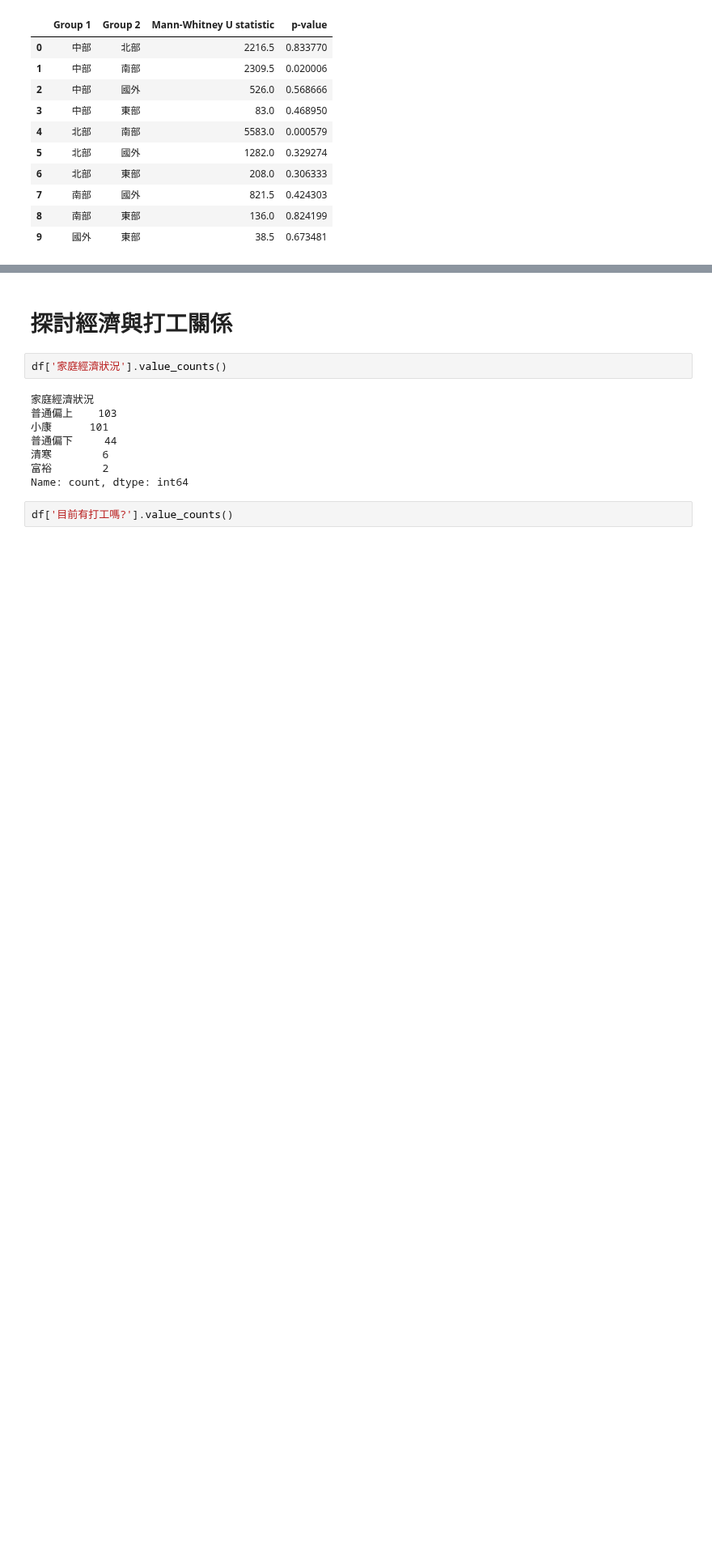
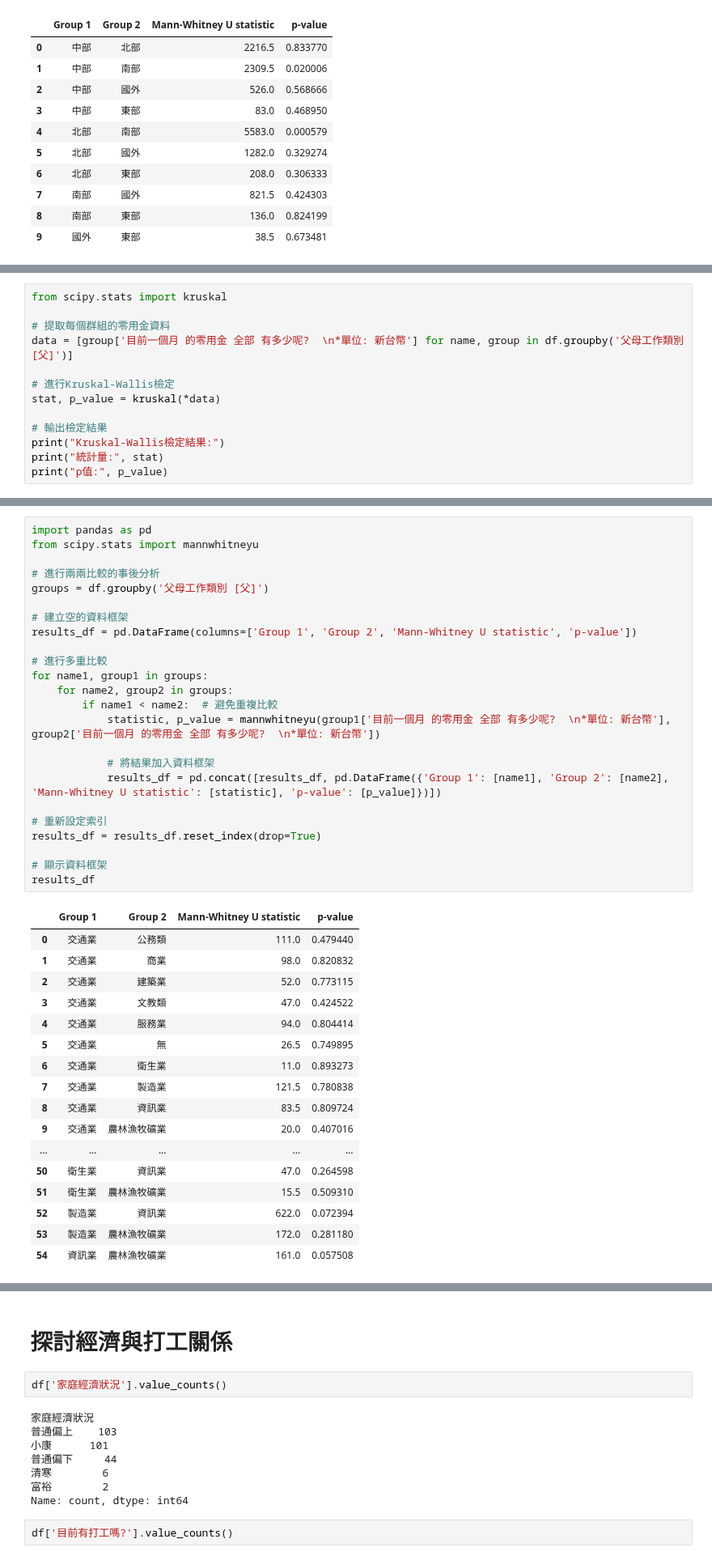
Before and after one commit to whats2000/coding-stuff-I-make-from-learning, a Jupyter notebook: Pythons/statistic/Pocket Money/PockerMoney.ipynb, the cells around one changed output, grey strips where cells are left out. Shown at 81% size. Saved outputs shown, nothing was run; the diff lists cells and outputs as text; blank space fills up the shorter version.

```diff
--- a/Pythons/statistic/Pocket Money/PockerMoney.ipynb
+++ b/Pythons/statistic/Pocket Money/PockerMoney.ipynb
@@ -439,0 +551,13 @@ results_df
+# %%
+from scipy.stats import kruskal
+
+# 提取每個群組的零用金資料
+data = [group['目前一個月 的零用金 全部 有多少呢?  \n*單位: 新台幣'] for name, group in df.groupby('父母工作類別 [父]')]
+
+# 進行Kruskal-Wallis檢定
+stat, p_value = kruskal(*data)
+
+# 輸出檢定結果
+print("Kruskal-Wallis檢定結果:")
+print("統計量:", stat)
+print("p值:", p_value)
@@ -439,0 +568,42 @@ results_df
+# %%
+import pandas as pd
+from scipy.stats import mannwhitneyu
+
+# 進行兩兩比較的事後分析
+groups = df.groupby('父母工作類別 [父]')
+
+# 建立空的資料框架
+results_df = pd.DataFrame(columns=['Group 1', 'Group 2', 'Mann-Whitney U statistic', 'p-value'])
+
+# 進行多重比較
+for name1, group1 in groups:
+    for name2, group2 in groups:
+        if name1 < name2:  # 避免重複比較
+            statistic, p_value = mannwhitneyu(group1['目前一個月 的零用金 全部 有多少呢?  \n*單位: 新台幣'], group2['目前一個月 的零用金 全部 有多少呢?  \n*單位: 新台幣'])
+
+            # 將結果加入資料框架
+            results_df = pd.concat([results_df, pd.DataFrame({'Group 1': [name1], 'Group 2': [name2], 'Mann-Whitney U statistic': [statistic], 'p-value': [p_value]})])
+
+# 重新設定索引
+results_df = results_df.reset_index(drop=True)
+
+# 顯示資料框架
+results_df
+# %% [output]
+|  | Group 1 | Group 2 | Mann-Whitney U statistic | p-value |
+| 0 | 交通業 | 公務類 | 111.0 | 0.479440 |
+| 1 | 交通業 | 商業 | 98.0 | 0.820832 |
+| 2 | 交通業 | 建築業 | 52.0 | 0.773115 |
+| 3 | 交通業 | 文教類 | 47.0 | 0.424522 |
+| 4 | 交通業 | 服務業 | 94.0 | 0.804414 |
+| 5 | 交通業 | 無 | 26.5 | 0.749895 |
+| 6 | 交通業 | 衛生業 | 11.0 | 0.893273 |
+| 7 | 交通業 | 製造業 | 121.5 | 0.780838 |
+| 8 | 交通業 | 資訊業 | 83.5 | 0.809724 |
+| 9 | 交通業 | 農林漁牧礦業 | 20.0 | 0.407016 |
+| ... | ... | ... | ... | ... |
+| 50 | 衛生業 | 資訊業 | 47.0 | 0.264598 |
+| 51 | 衛生業 | 農林漁牧礦業 | 15.5 | 0.509310 |
+| 52 | 製造業 | 資訊業 | 622.0 | 0.072394 |
+| 53 | 製造業 | 農林漁牧礦業 | 172.0 | 0.281180 |
+| 54 | 資訊業 | 農林漁牧礦業 | 161.0 | 0.057508 |
```
Also changed, not shown: parts of 20 cells of this notebook.
